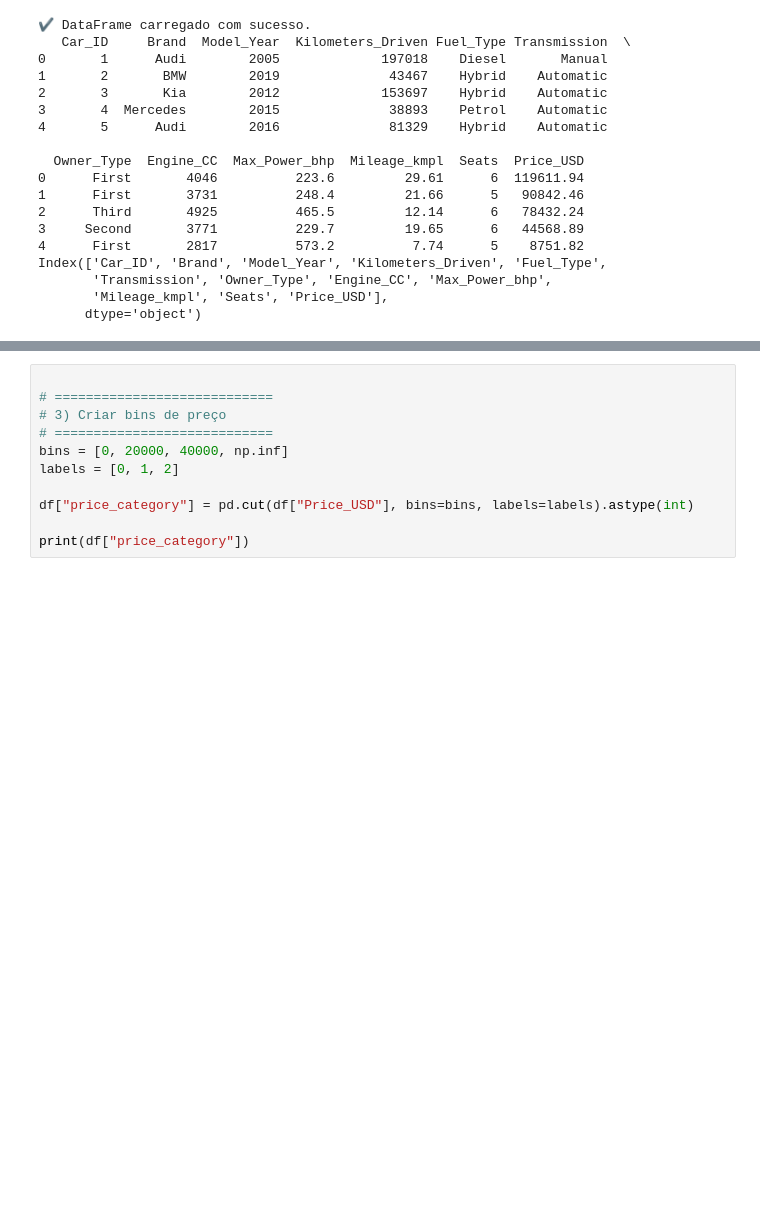
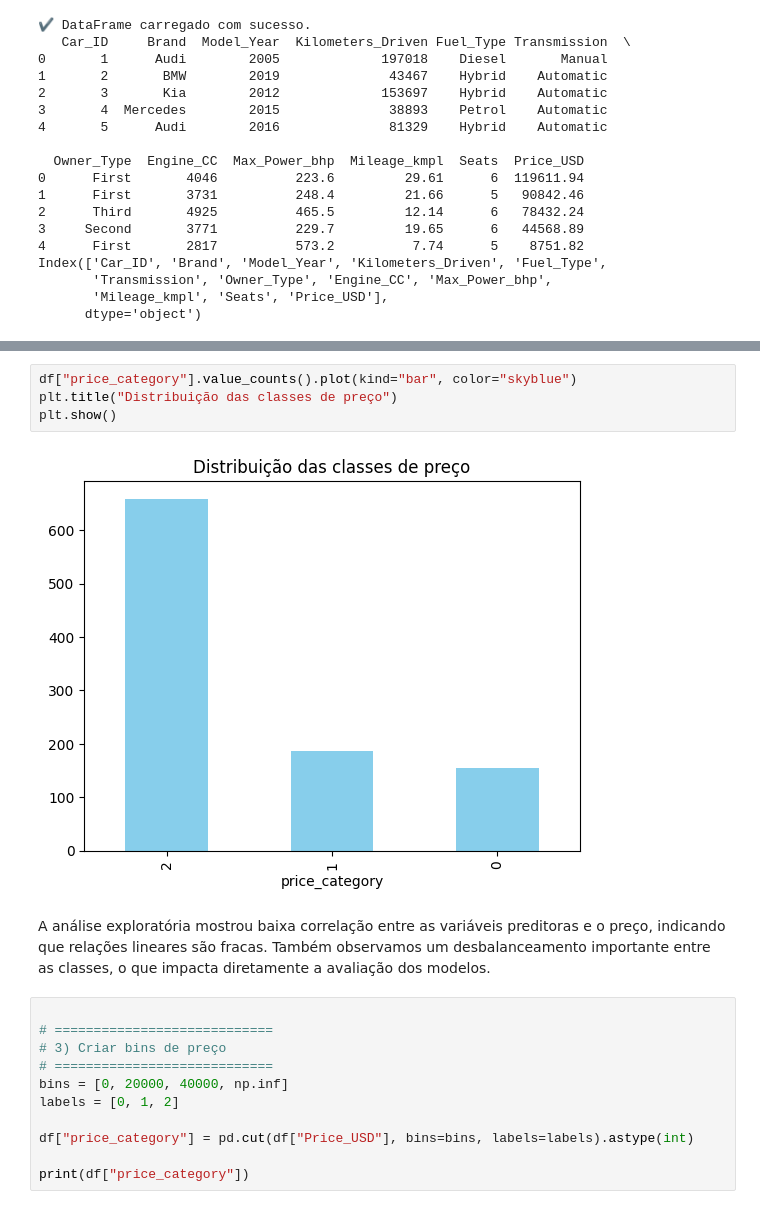
Before and after one commit to lucasoteroo/IA, a Jupyter notebook: 2VA.ipynb, the cells around one changed output, grey strips where cells are left out. Cells and saved outputs as stored; diff of their text form; blank space fills up the shorter version.

```diff
--- a/2VA.ipynb
+++ b/2VA.ipynb
@@ -60,3 +70,11 @@ Index(['Car_ID', 'Brand', 'Model_Year', 'Kilometers_Driven', 'Fuel_Type',
+# %%
+df["price_category"].value_counts().plot(kind="bar", color="skyblue")
+plt.title("Distribuição das classes de preço")
+plt.show()
+# %% [output]
+[figure, added]
+# %% [markdown]
+A análise exploratória mostrou baixa correlação entre as variáveis preditoras e o preço, indicando que relações lineares são fracas. Também observamos um desbalanceamento importante entre as classes, o que impacta diretamente a avaliação dos modelos.
 # %%
 
 # ============================
```
Also changed, not shown: parts of 1 cell of this notebook.
